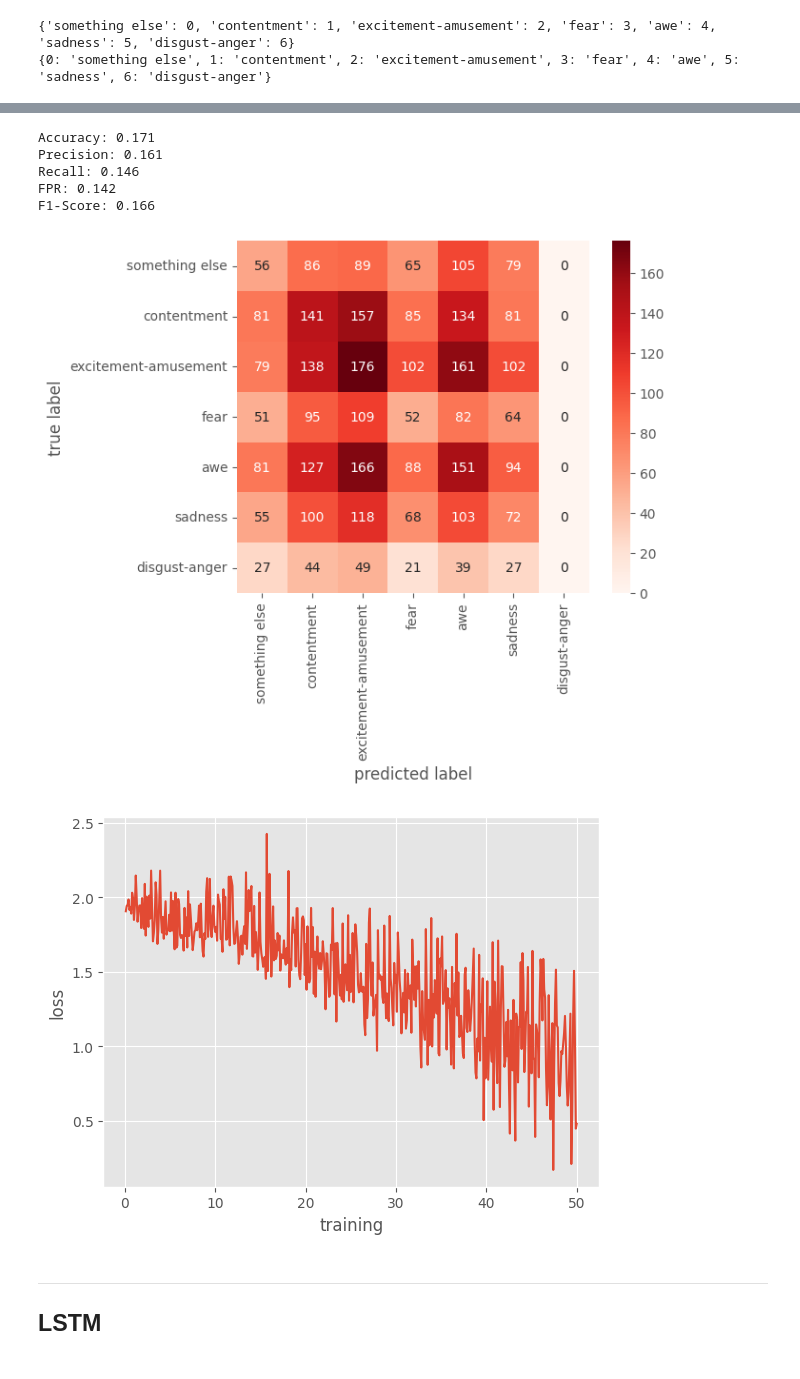
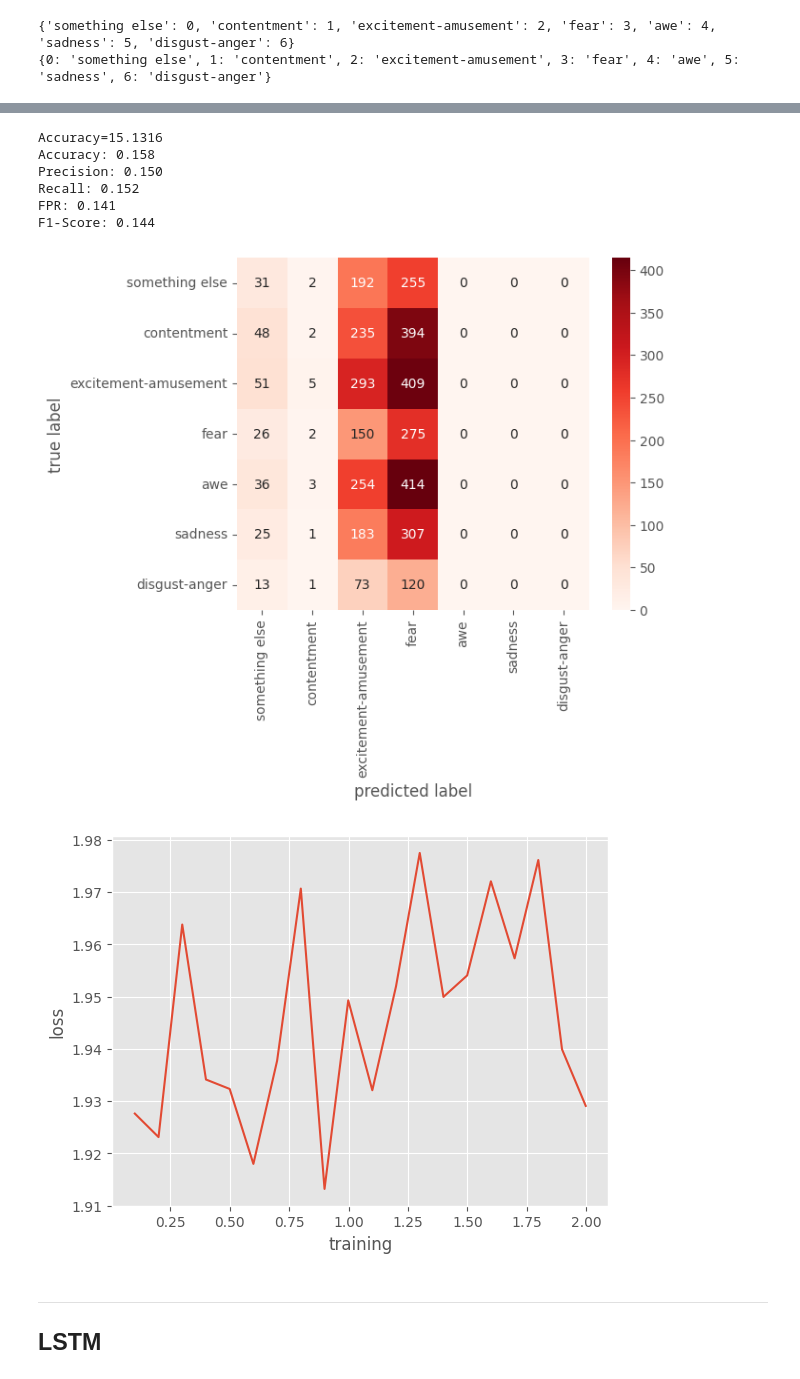
Before and after one commit to AlejandroCiuba/CS2756-Group-Project, a Jupyter notebook: Alejandro/text_experiments.ipynb, the cells around one changed output, grey strips where cells are left out. Saved outputs shown, nothing was run; the diff lists cells and outputs as text; code cells hidden in the pictures.

```diff
--- a/Alejandro/text_experiments.ipynb
+++ b/Alejandro/text_experiments.ipynb
@@ -107,7 +106,7 @@ DTESTS = True   # Include and load doc2vec experiments
 
 # Only run the experiments listed here; empty means run all
 
-targets = ["FFNN/D2V",] # "FFNN/D2VO", "FFNN/TFIDFO", "LSTM/W2VO"]
+targets = [ "FFNN/TFIDFO", ] # "FFNN/D2VO", "FFNN/TFIDFO", ]
 def selected(target):
     if target in targets or len(targets) == 0:
         if ("D2V" in target and not DTESTS) or ("W2V" in target and not WTESTS):
@@ -340,26 +334,36 @@ assert sorted(weights, reverse=True) == \
 .sort_values(ascending=False).to_list()
 # %%
 # The model for all FFNN experiments
-steps_tfidf = OrderedDict([("l1", Linear(MAX_FEATS, 50)),
-                           ("a1", LeakyReLU()),
-                           ("d1", Dropout(p=0.2)),
-                           ("l2", Linear(50, 7)), ])
+steps_tfidf = [Linear(500, 250),
+               ReLU(),
+               Dropout(p=0.2),
+               Linear(250, 7), ]
+            #    ReLU(),
+            #    Dropout(p=0.2),
+            #    Linear(150, 50),
+            #    ReLU(),
+            #    Dropout(p=0.2),
+            #    Linear(50, 15),
+            #    ReLU(),
+            #    Dropout(p=0.2),
+            #    Linear(15, 7)]
 
-steps_d2v = OrderedDict([("l1", Linear(15, 15)),
-                         ("a1", Softmax()),
-                         ("d1", Dropout(p=0.2)),
-                         ("l2", Linear(15, 7)), ])
+steps_d2v = [Linear(15, 15),
+             Dropout(p=0.2),
+             Softmax(),
+             Dropout(p=0.2),
+             Linear(15, 7), ]
 
 sampler = WeightedRandomSampler(weights,
                                 len(DATA[DATA['split'] == "TRAIN"]),
                                 replacement=True)
 
 config = {"steps": None,
-          "lr": 1E-4,
-          "epochs": 50,
+          "lr": 1E-7,
+          "epochs": 2,
           "batch_size": 4,
           "binary": False,
-          "sampler": None, }
+          "sampler": sampler, }
 # %%
 EXP6A = "FFNN/D2V"
 
@@ -399,23 +387,24 @@ F1-Score: 0.160
 # %%
 EXP6C = "FFNN/TFIDFO"
 
 if selected(EXP6C):
 
     config['steps'] = steps_tfidf
 
     exp = exp_run(EXP6C, model=FFNN(**config),
                   transforms=[vectorizer, cat_transform, scipy_transform],
-                  list_kwargs=[{"vect": default_vector("tfidf")}, {}, {}],
+                  list_kwargs=[{"vect": default_vector("tfidf", 500)}, {}, {}],
                   verbose=False, post=to_emotions)
     plot_loss(exp.model.loss_record)
 # %% [output]
-Accuracy: 0.171
-Precision: 0.161
-Recall: 0.146
-FPR: 0.142
-F1-Score: 0.166
+Accuracy=15.1316
+Accuracy: 0.158
+Precision: 0.150
+Recall: 0.152
+FPR: 0.141
+F1-Score: 0.144
-[figure, old version]
+[figure, new version]
-[figure, old version]
+[figure, new version]
 # %% [markdown]
 ---
 
```
Also changed, not shown: parts of 11 cells of this notebook, 1 other file.
